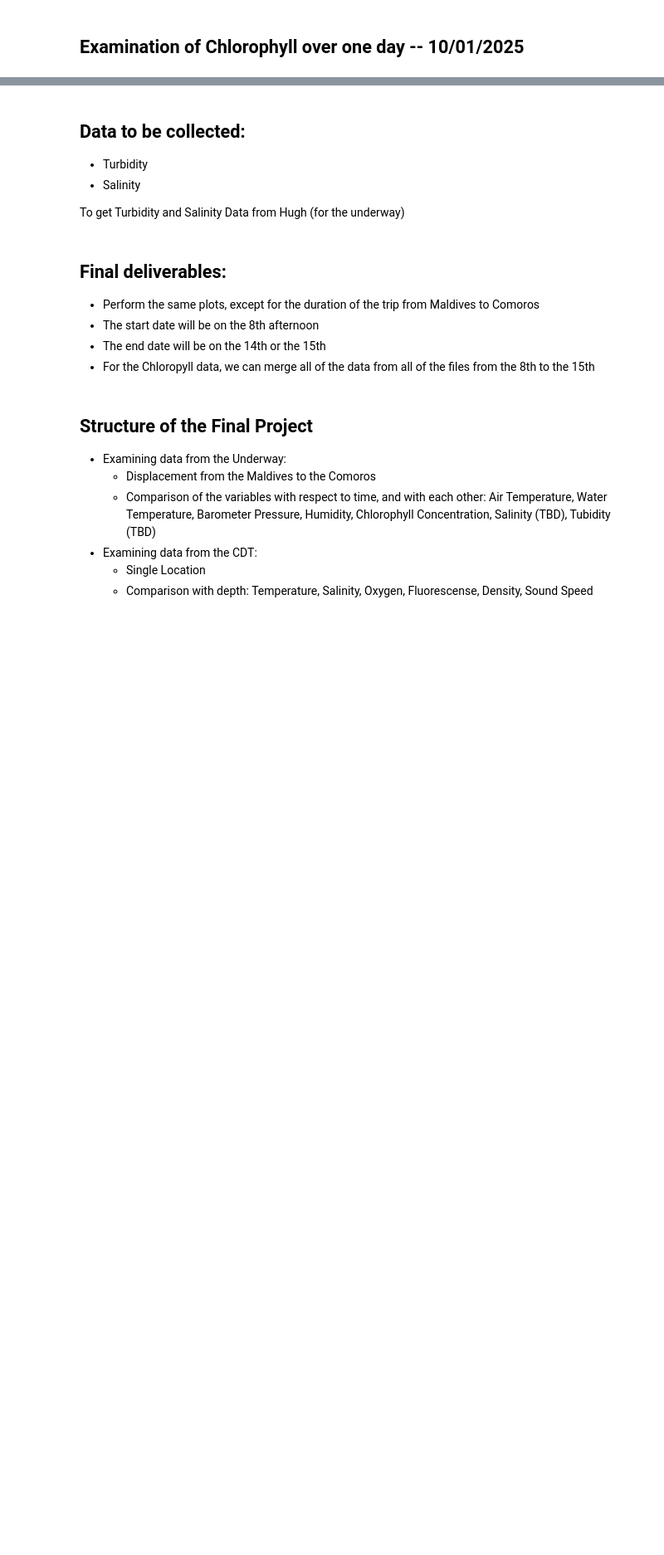
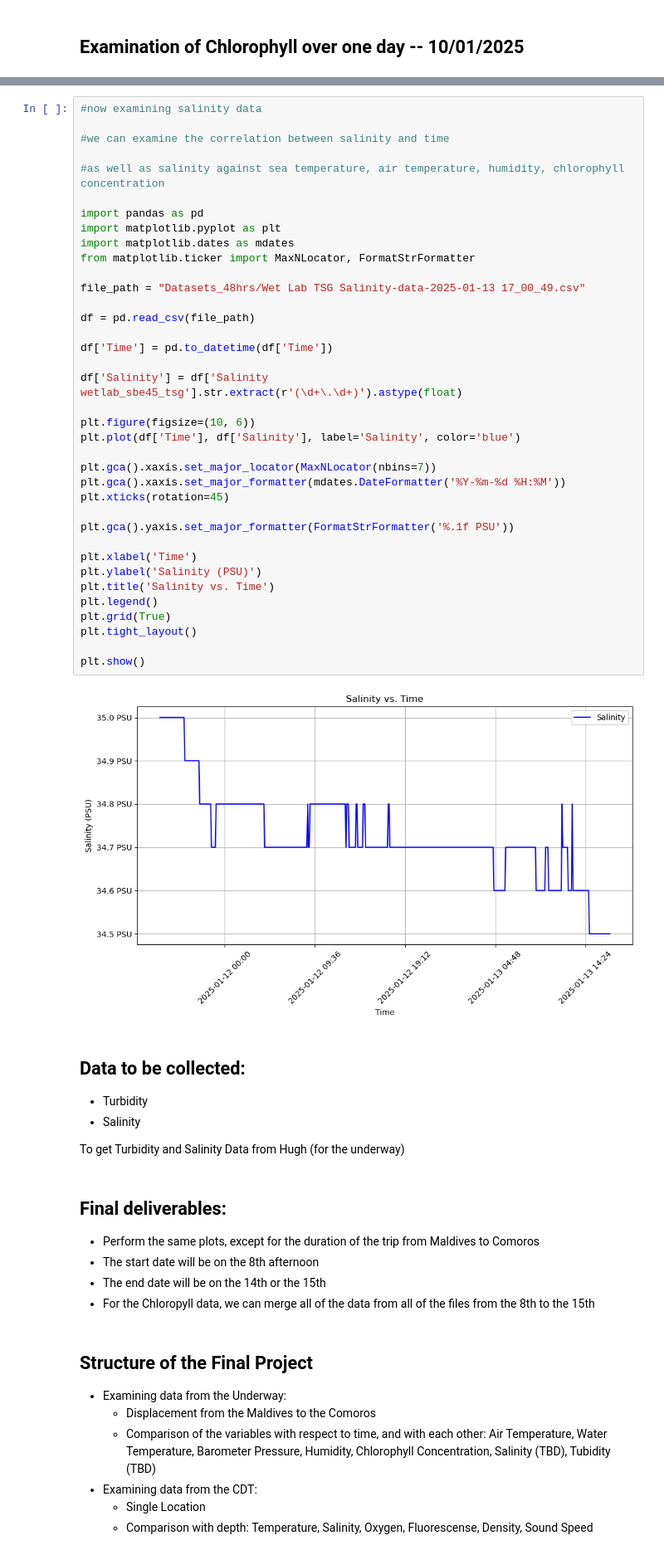
Before and after one commit to Asgar-Fataymamode/OceanX_Project1, a Jupyter notebook: Notebook.ipynb, the cells around one changed output, grey strips where cells are left out. Shown at 83% size. Saved outputs shown, nothing was run; the diff lists cells and outputs as text; blank space fills up the shorter version.

```diff
--- a/Notebook.ipynb
+++ b/Notebook.ipynb
@@ -704,3 +704,42 @@ plt.show()
+# %%
+#now examining salinity data
+
+#we can examine the correlation between salinity and time
+
+#as well as salinity against sea temperature, air temperature, humidity, chlorophyll concentration
+
+import pandas as pd
+import matplotlib.pyplot as plt
+import matplotlib.dates as mdates
+from matplotlib.ticker import MaxNLocator, FormatStrFormatter
+
+file_path = "Datasets_48hrs/Wet Lab TSG Salinity-data-2025-01-13 17_00_49.csv"
+
+df = pd.read_csv(file_path)
+
+df['Time'] = pd.to_datetime(df['Time'])
+
+df['Salinity'] = df['Salinity wetlab_sbe45_tsg'].str.extract(r'(\d+\.\d+)').astype(float)
+
+plt.figure(figsize=(10, 6))
+plt.plot(df['Time'], df['Salinity'], label='Salinity', color='blue')
+
+plt.gca().xaxis.set_major_locator(MaxNLocator(nbins=7))
+plt.gca().xaxis.set_major_formatter(mdates.DateFormatter('%Y-%m-%d %H:%M'))
+plt.xticks(rotation=45)
+
+plt.gca().yaxis.set_major_formatter(FormatStrFormatter('%.1f PSU'))
+
+plt.xlabel('Time')
+plt.ylabel('Salinity (PSU)')
+plt.title('Salinity vs. Time')
+plt.legend()
+plt.grid(True)
+plt.tight_layout()
+
+plt.show()
+# %% [output]
+[figure, added]
 # %% [markdown]
 ## Data to be collected:
 - Turbidity
```
Also changed, not shown: parts of 5 cells of this notebook, 16 other files.
